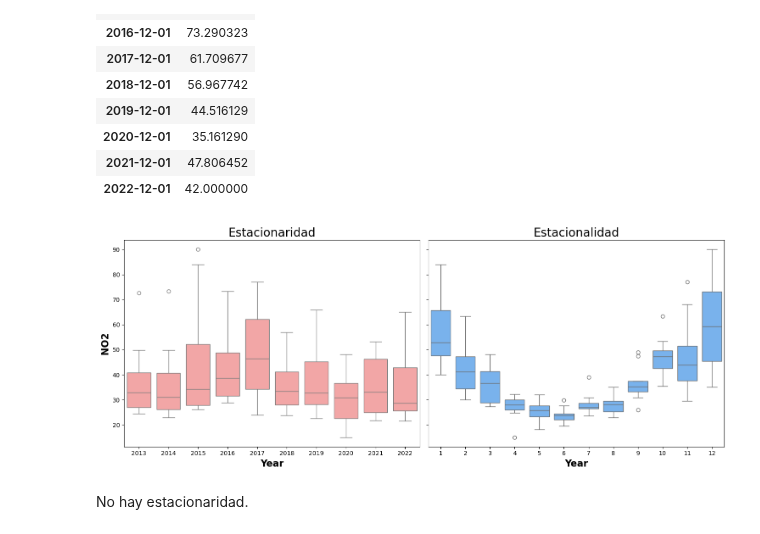
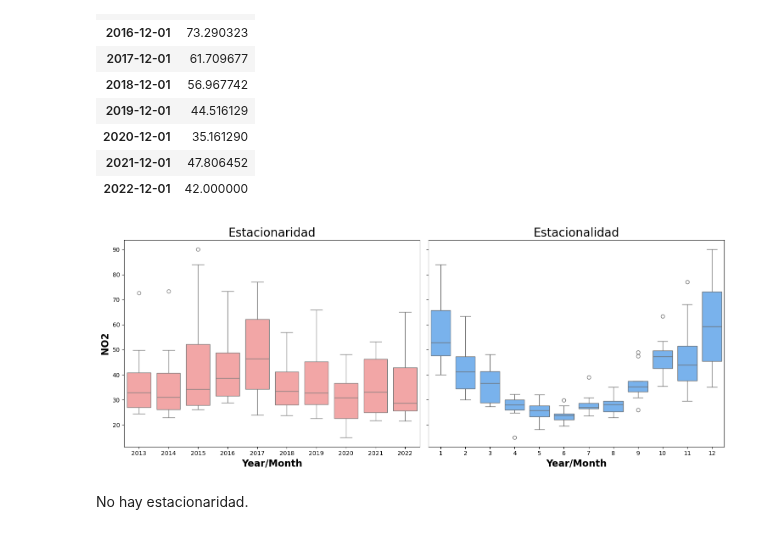
Before and after one commit to charlieciordia/AQ-MAD, a Jupyter notebook: notebook/TimeSeries_Forecasting/df_17.ipynb, the cells around one changed output. Cells and saved outputs as stored; diff of their text form; code cells hidden in the pictures.

```diff
--- a/notebook/TimeSeries_Forecasting/df_17.ipynb
+++ b/notebook/TimeSeries_Forecasting/df_17.ipynb
@@ -109,27 +109,27 @@ df[df3["month"] == 12]
 # %%
 # Nos creamos una lista con las columnas de tiempo
 tiempo = df3.columns.drop("NO2")
 
 # Iniciamos los subplots
 fig, ax = plt.subplots(nrows=1, ncols=len(tiempo), figsize=(15, 6), sharey=True)
 
 # Nombres personalizados para los títulos
 nombres = ["Estacionaridad", "Estacionalidad"]
 
 # Colores bonitos para los boxplots
 colores = ["#FF9999", "#66B2FF"]  # Puedes modificar estos códigos de colores
 
 # Hacemos un loop para crear los boxplots para cada año
 for i, col in enumerate(tiempo):
     sns.boxplot(data=df3, x=col, y="NO2", ax=ax[i], palette=[colores[i]])
     ax[i].set_title(nombres[i], fontsize=20, loc='center')
-    ax[i].set_xlabel('Year', fontsize=16, fontdict=dict(weight='bold'))
+    ax[i].set_xlabel('Year/Month', fontsize=16, fontdict=dict(weight='bold'))
     ax[i].set_ylabel('NO2', fontsize=16, fontdict=dict(weight='bold'))
 
 plt.tight_layout()
 plt.show()
 # %% [output]
-[figure, old version]
+[figure, new version]
 # %% [markdown]
 No hay estacionaridad.
 # %% [markdown]
```
Also changed, not shown: parts of 2 cells of this notebook, 9 other files.
